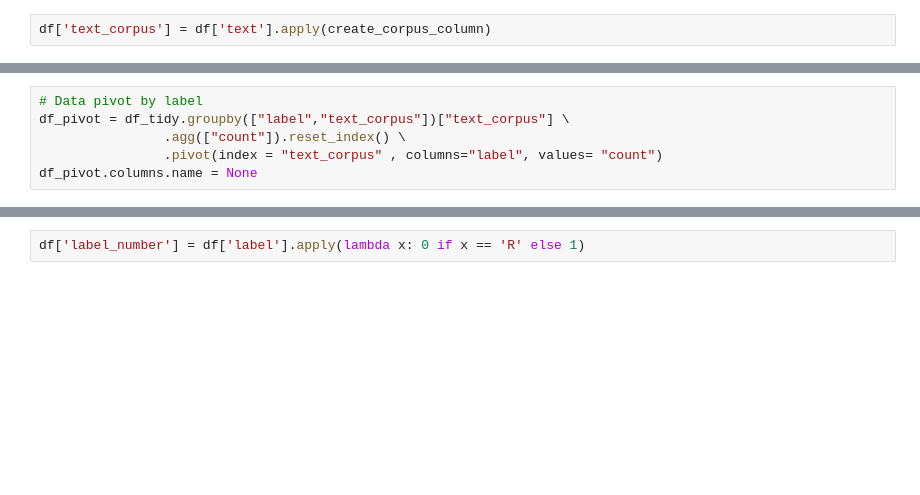
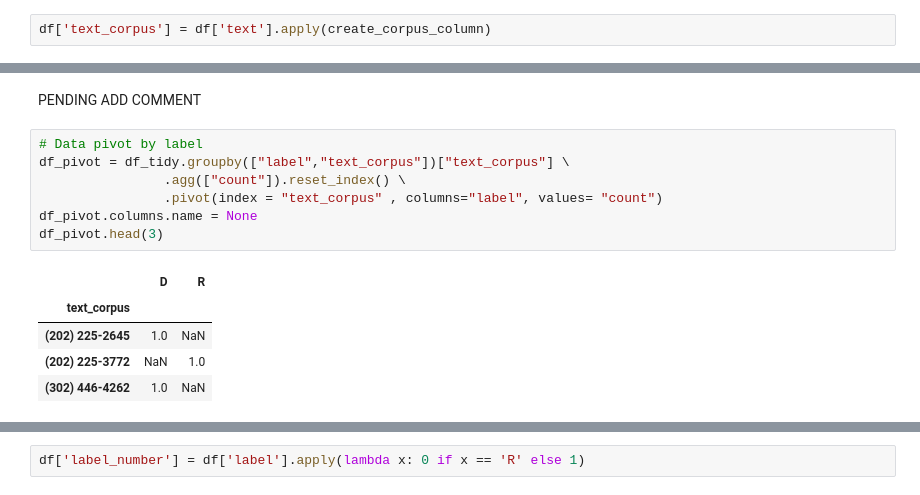
Before and after one commit to aferrero23/twitter-category-nlp, a Jupyter notebook: src/model.ipynb, the cells around one changed output, grey strips where cells are left out. Cells and saved outputs as stored; diff of their text form; blank space fills up the shorter version.

```diff
--- a/src/model.ipynb
+++ b/src/model.ipynb
@@ -86,6 +98,15 @@ df_tidy.head(3)
+# %% [markdown]
+PENDING ADD COMMENT
 # %%
 # Data pivot by label
 df_pivot = df_tidy.groupby(["label","text_corpus"])["text_corpus"] \
                 .agg(["count"]).reset_index() \
                 .pivot(index = "text_corpus" , columns="label", values= "count")
 df_pivot.columns.name = None
+df_pivot.head(3)
+# %% [output]
+|  | D | R |
+| text_corpus |  |  |
+| (202) 225-2645 | 1.0 | NaN |
+| (202) 225-3772 | NaN | 1.0 |
+| (302) 446-4262 | 1.0 | NaN |
```
Also changed, not shown: parts of 47 cells of this notebook.
